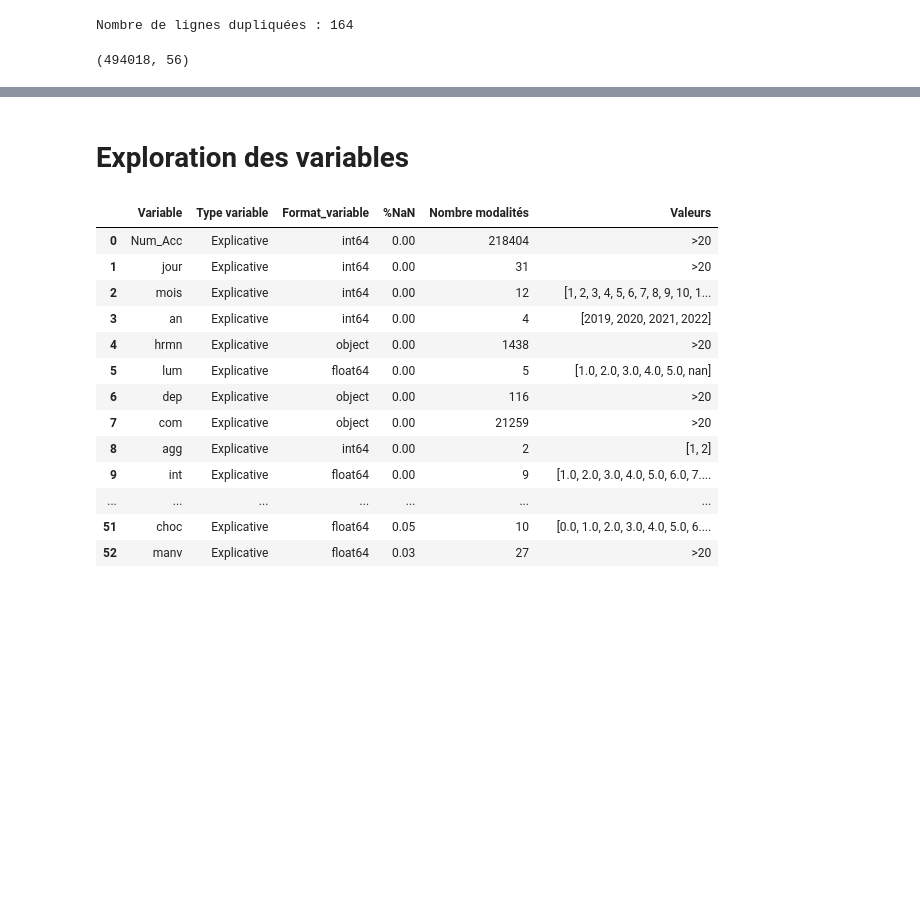
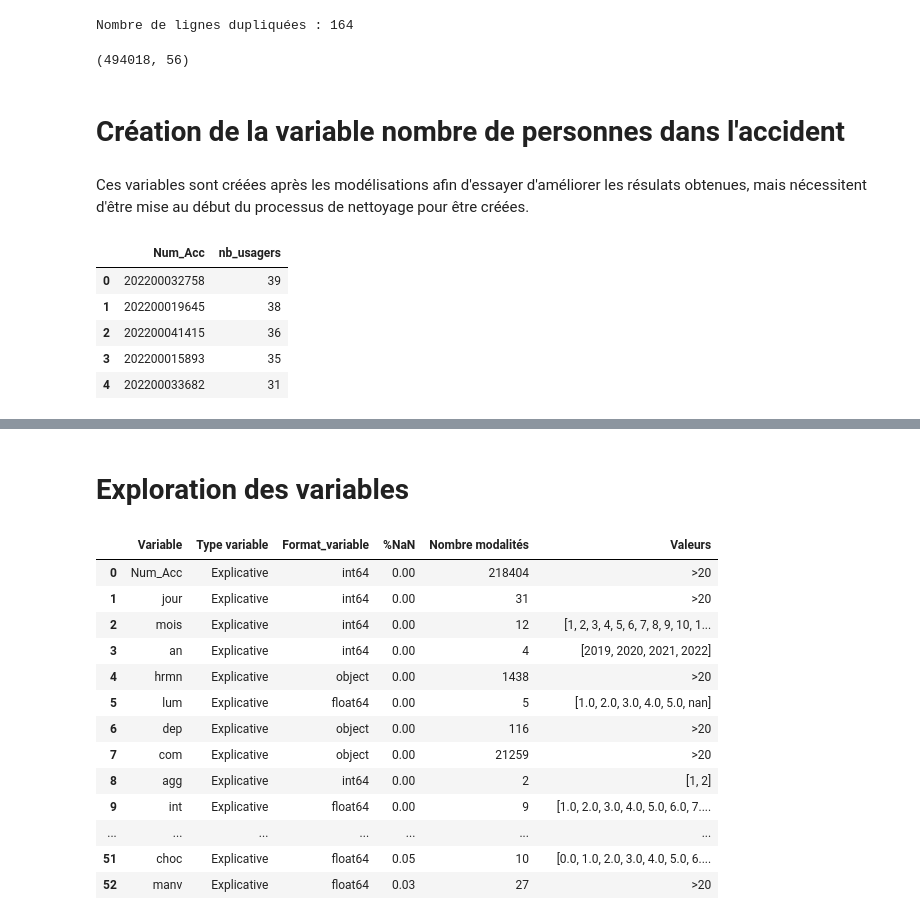
Before and after one commit to Vanessa-DS/Predire-la-gravite-des-accidents-routiers-en-France, a Jupyter notebook: notebooks/Creation_Nettoyage_Preprocessing_Dataset/Nettoyage_dataset.ipynb, the cells around one changed output, grey strips where cells are left out. Saved outputs shown, nothing was run; the diff lists cells and outputs as text; code cells hidden in the pictures; blank space fills up the shorter version.

```diff
--- a/notebooks/Creation_Nettoyage_Preprocessing_Dataset/Nettoyage_dataset.ipynb
+++ b/notebooks/Creation_Nettoyage_Preprocessing_Dataset/Nettoyage_dataset.ipynb
@@ -88,3 +88,17 @@ Nombre de lignes dupliquées : 164
 df.shape
 # %% [output]
 (494018, 56)
+# %% [markdown]
+# Création de la variable nombre de personnes dans l'accident
+# %% [markdown]
+Ces variables sont créées après les modélisations afin d'essayer d'améliorer les résulats obtenues, mais nécessitent d'être mise au début du processus de nettoyage pour être créées.
+# %%
+nb_pers = pd.DataFrame(data_cleaned.value_counts('Num_Acc')).reset_index().rename(columns = {"count" : "nb_usagers"})
+display(nb_pers.head())
+# %% [output]
+|  | Num_Acc | nb_usagers |
+| 0 | 202200032758 | 39 |
+| 1 | 202200019645 | 38 |
+| 2 | 202200041415 | 36 |
+| 3 | 202200015893 | 35 |
+| 4 | 202200033682 | 31 |
```
Also changed, not shown: parts of 55 cells of this notebook, 56 other files.
